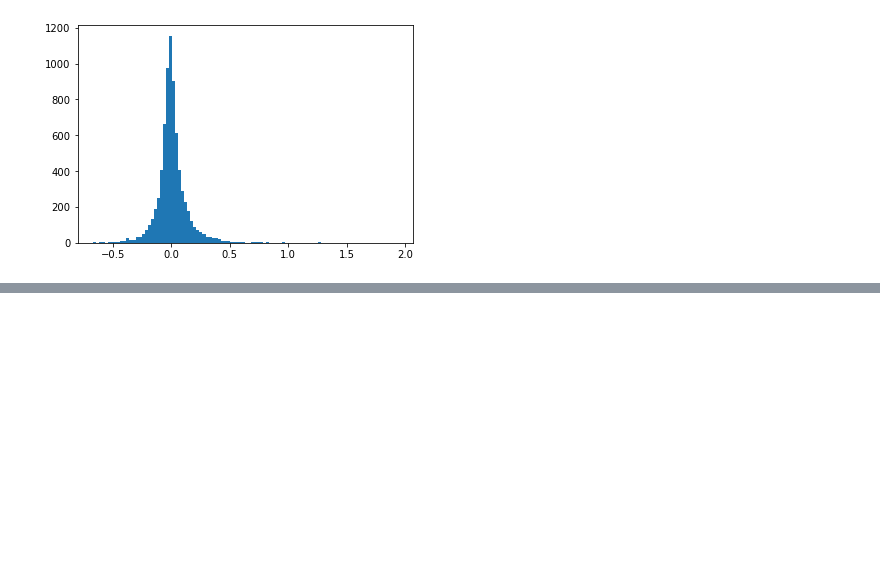
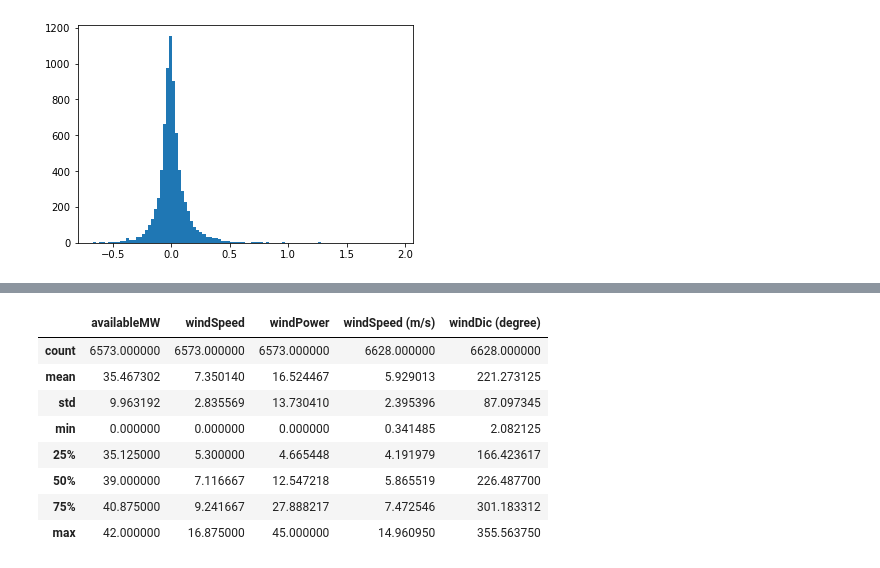
Before and after one commit to luis13d/Wind-energy, a Jupyter notebook: scripts/EDA.ipynb, the cells around one changed output, grey strips where cells are left out. Drawn from its saved outputs; the diff is of its cells as text; code cells hidden in the pictures; blank space fills up the shorter version.

```diff
--- a/scripts/EDA.ipynb
+++ b/scripts/EDA.ipynb
@@ -215,0 +218,12 @@ join_df.groupby('')
+# %%
+join_df_hourly.describe()
+# %% [output]
+|  | availableMW | windSpeed | windPower | windSpeed (m/s) | windDic (degree) |
+| count | 6573.000000 | 6573.000000 | 6573.000000 | 6628.000000 | 6628.000000 |
+| mean | 35.467302 | 7.350140 | 16.524467 | 5.929013 | 221.273125 |
+| std | 9.963192 | 2.835569 | 13.730410 | 2.395396 | 87.097345 |
+| min | 0.000000 | 0.000000 | 0.000000 | 0.341485 | 2.082125 |
+| 25% | 35.125000 | 5.300000 | 4.665448 | 4.191979 | 166.423617 |
+| 50% | 39.000000 | 7.116667 | 12.547218 | 5.865519 | 226.487700 |
+| 75% | 40.875000 | 9.241667 | 27.888217 | 7.472546 | 301.183312 |
+| max | 42.000000 | 16.875000 | 45.000000 | 14.960950 | 355.563750 |
```
Also changed, not shown: parts of 13 cells of this notebook, 5 other files.
